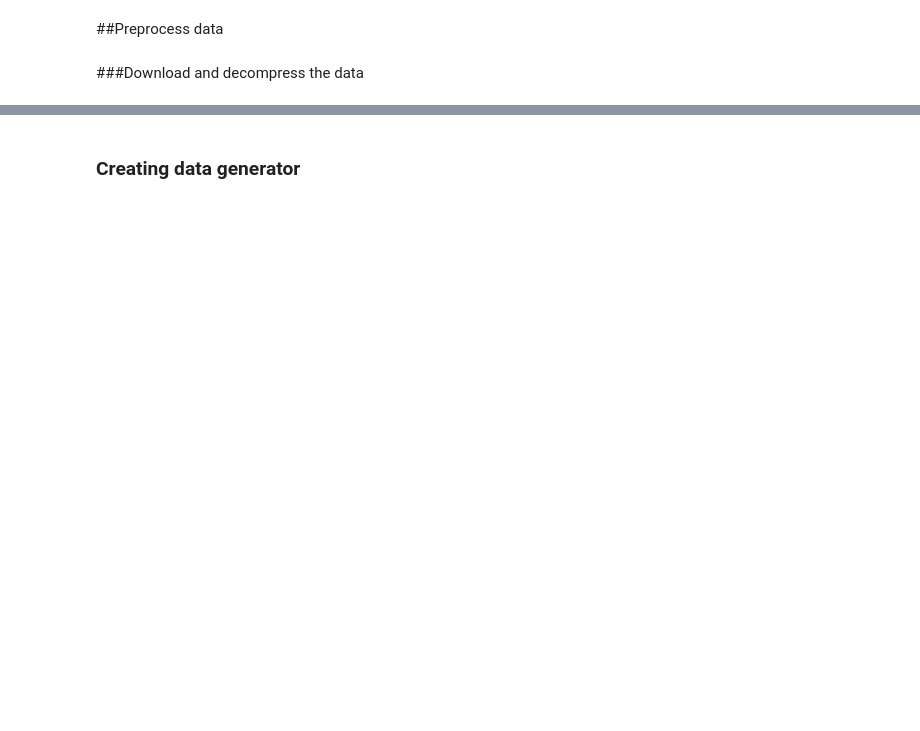
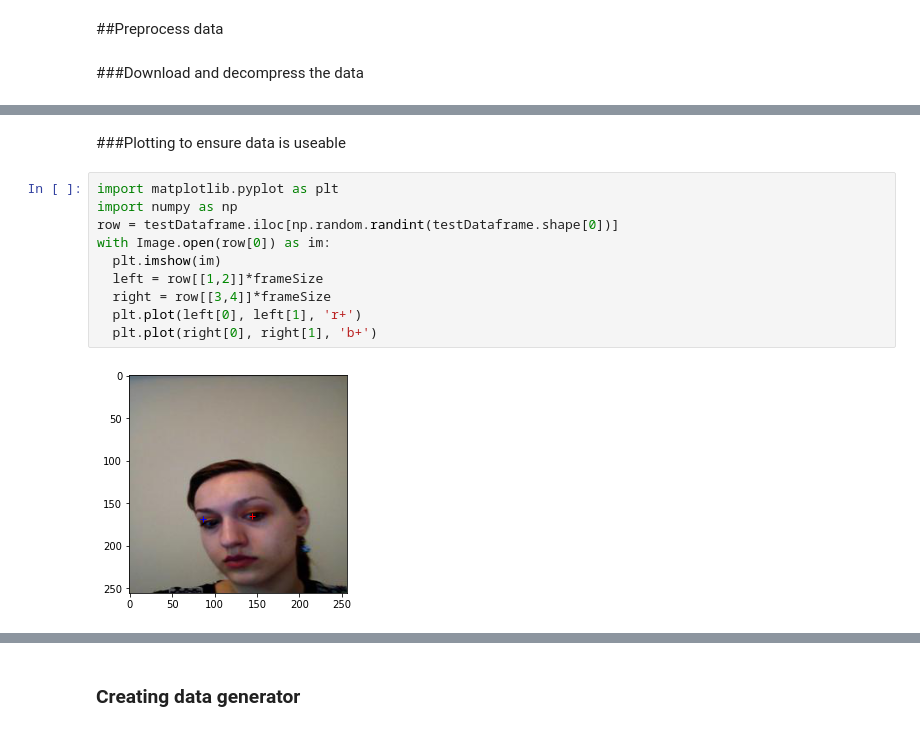
Before and after one commit to Egoago/DepressionClassification, a Jupyter notebook: EyeTracker.ipynb, the cells around one changed output, grey strips where cells are left out. Cells and saved outputs as stored; diff of their text form; blank space fills up the shorter version.

```diff
--- a/EyeTracker.ipynb
+++ b/EyeTracker.ipynb
@@ -28,0 +45,14 @@ with Image.open('dataset/frames/0000001.jpg') as im:
+# %% [markdown]
+###Plotting to ensure data is useable
+# %%
+import matplotlib.pyplot as plt
+import numpy as np
+row = testDataframe.iloc[np.random.randint(testDataframe.shape[0])]
+with Image.open(row[0]) as im:
+  plt.imshow(im)
+  left = row[[1,2]]*frameSize
+  right = row[[3,4]]*frameSize
+  plt.plot(left[0], left[1], 'r+')
+  plt.plot(right[0], right[1], 'b+')
+# %% [output]
+[figure, added]
```
Also changed, not shown: parts of 18 cells of this notebook.
